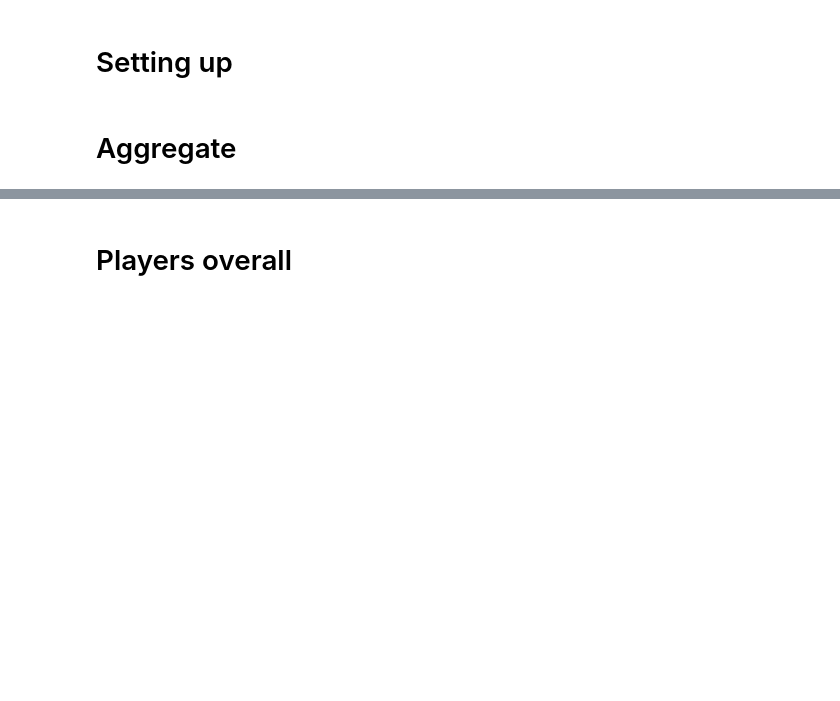
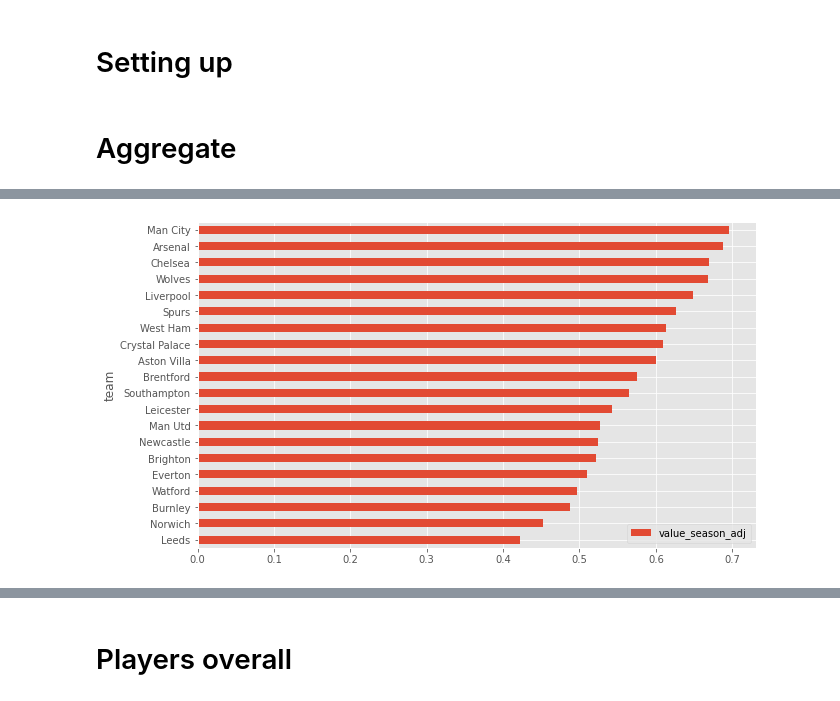
Before and after one commit to ulrikson/fantasy_football, a Jupyter notebook: analyze.ipynb, the cells around one changed output, grey strips where cells are left out. Cells and saved outputs as stored; diff of their text form; code cells hidden in the pictures; blank space fills up the shorter version.

```diff
--- a/analyze.ipynb
+++ b/analyze.ipynb
@@ -51,5 +29,7 @@ getBarPlot('element_type', 'form')
 # %%
 # Avg value per team
-getBarPlot('team', 'value_season_adj')
+fantasy.getBarPlot('team', 'value_season_adj')
+# %% [output]
+[figure, added]
 # %%
 # Avg form per team
```
Also changed, not shown: parts of 20 cells of this notebook, 1 other file.
